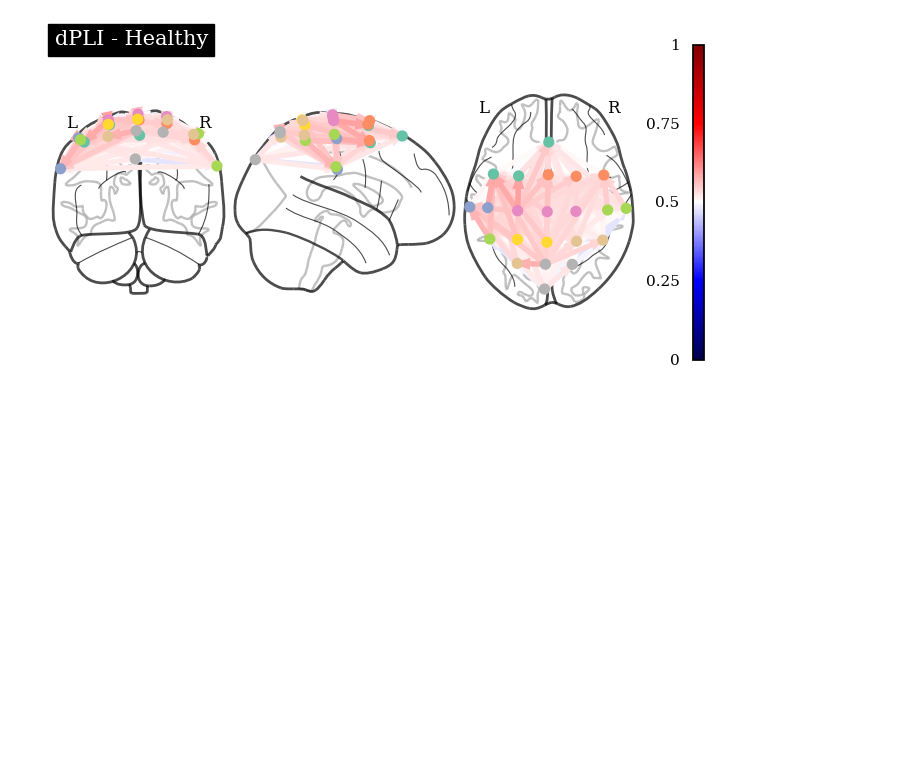
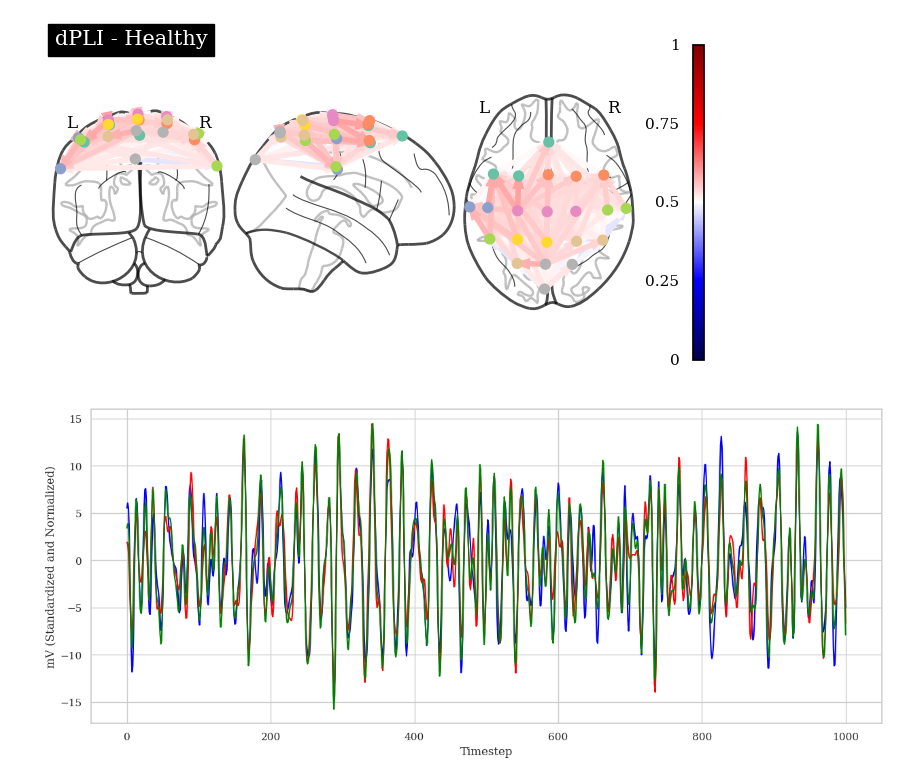
Before and after one commit to MatthewChen37/MATH8803-Final-Project, a Jupyter notebook: DataPreprocessing.ipynb, the cells around one changed output. Saved outputs shown, nothing was run; the diff lists cells and outputs as text; code cells hidden in the pictures; blank space fills up the shorter version.

```diff
--- a/DataPreprocessing.ipynb
+++ b/DataPreprocessing.ipynb
@@ -163,3 +167,13 @@ plotting.plot_connectome(conn_feet_np, EEG_Locations_list, title="dPLI - Healthy
 # %% [output]
 <nilearn.plotting.displays._projectors.OrthoProjector at 0x...>
 [figure]
+# %%
+plt.figure(figsize=(15,6))
+plt.plot(X[0, 0, :], c="b")
+plt.plot(X[0, 1, :], c="r")
+plt.plot(X[0, 2, :], c="g")
+plt.xlabel("Timestep")
+plt.ylabel("mV (Standardized and Normalized)")
+plt.show()
+# %% [output]
+[figure, added]
```
Also changed, not shown: parts of 3 cells of this notebook, 1 other file.
